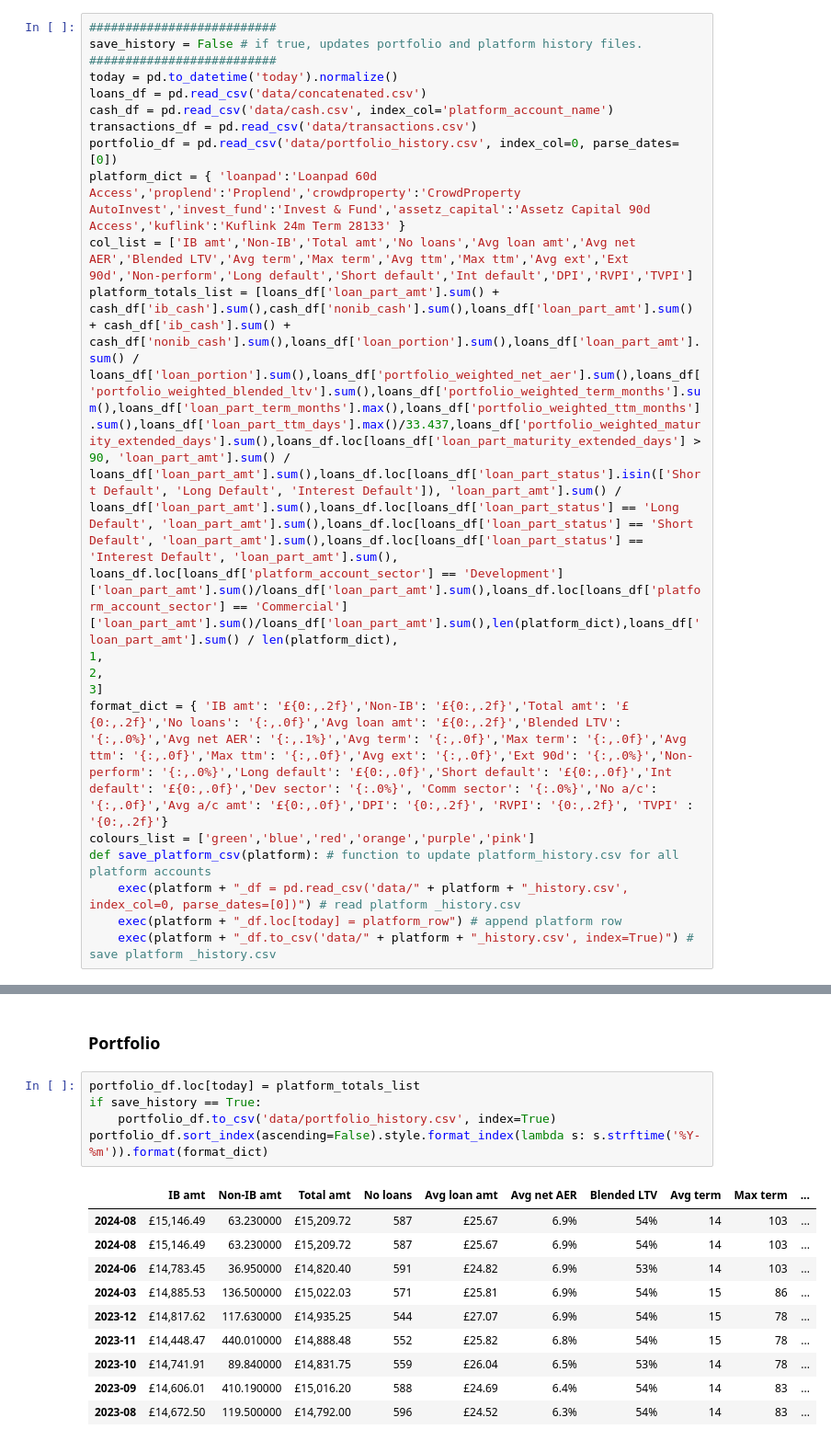
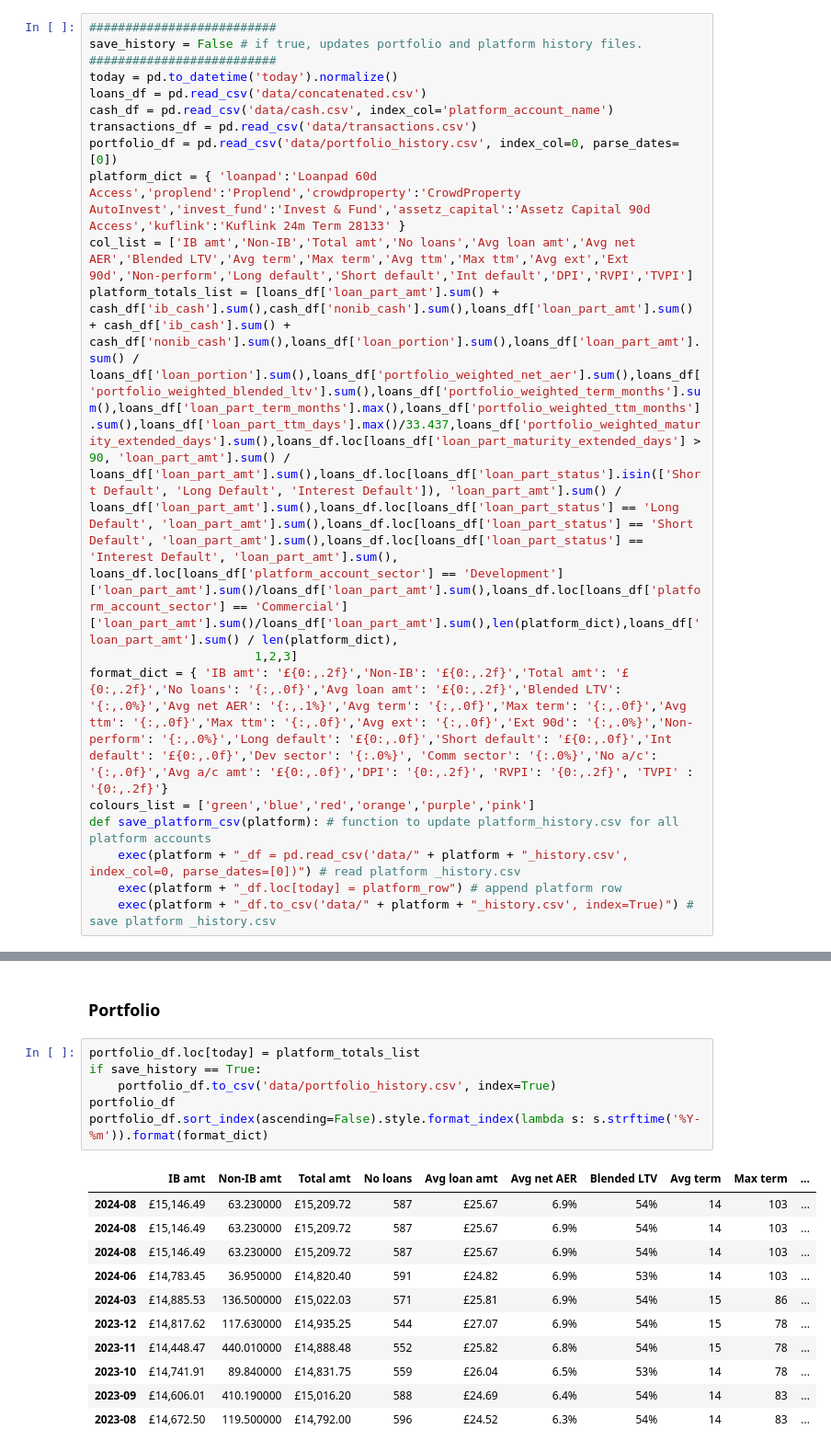
Before and after one commit to sijfish/p2panalytics, a Jupyter notebook: Loan Analytics.ipynb, the cells around one changed output, grey strips where cells are left out. Shown: that part at 92% size. Drawn from its saved outputs; the diff is of its cells as text.

```diff
--- a/Loan Analytics.ipynb
+++ b/Loan Analytics.ipynb
@@ -14,9 +14,7 @@ portfolio_df = pd.read_csv('data/portfolio_history.csv', index_col=0, parse_date
 platform_dict = { 'loanpad':'Loanpad 60d Access','proplend':'Proplend','crowdproperty':'CrowdProperty AutoInvest','invest_fund':'Invest & Fund','assetz_capital':'Assetz Capital 90d Access','kuflink':'Kuflink 24m Term 28133' }
 col_list = ['IB amt','Non-IB','Total amt','No loans','Avg loan amt','Avg net AER','Blended LTV','Avg term','Max term','Avg ttm','Max ttm','Avg ext','Ext 90d','Non-perform','Long default','Short default','Int default','DPI','RVPI','TVPI']
 platform_totals_list = [loans_df['loan_part_amt'].sum() + cash_df['ib_cash'].sum(),cash_df['nonib_cash'].sum(),loans_df['loan_part_amt'].sum() + cash_df['ib_cash'].sum() + cash_df['nonib_cash'].sum(),loans_df['loan_portion'].sum(),loans_df['loan_part_amt'].sum() / loans_df['loan_portion'].sum(),loans_df['portfolio_weighted_net_aer'].sum(),loans_df['portfolio_weighted_blended_ltv'].sum(),loans_df['portfolio_weighted_term_months'].sum(),loans_df['loan_part_term_months'].max(),loans_df['portfolio_weighted_ttm_months'].sum(),loans_df['loan_part_ttm_days'].max()/33.437,loans_df['portfolio_weighted_maturity_extended_days'].sum(),loans_df.loc[loans_df['loan_part_maturity_extended_days'] > 90, 'loan_part_amt'].sum() / loans_df['loan_part_amt'].sum(),loans_df.loc[loans_df['loan_part_status'].isin(['Short Default', 'Long Default', 'Interest Default']), 'loan_part_amt'].sum() / loans_df['loan_part_amt'].sum(),loans_df.loc[loans_df['loan_part_status'] == 'Long Default', 'loan_part_amt'].sum(),loans_df.loc[loans_df['loan_part_status'] == 'Short Default', 'loan_part_amt'].sum(),loans_df.loc[loans_df['loan_part_status'] == 'Interest Default', 'loan_part_amt'].sum(), loans_df.loc[loans_df['platform_account_sector'] == 'Development']['loan_part_amt'].sum()/loans_df['loan_part_amt'].sum(),loans_df.loc[loans_df['platform_account_sector'] == 'Commercial']['loan_part_amt'].sum()/loans_df['loan_part_amt'].sum(),len(platform_dict),loans_df['loan_part_amt'].sum() / len(platform_dict),
-1,
-2,
-3]
+                       1,2,3]
 format_dict = { 'IB amt': '£{0:,.2f}','Non-IB': '£{0:,.2f}','Total amt': '£{0:,.2f}','No loans': '{:,.0f}','Avg loan amt': '£{0:,.2f}','Blended LTV': '{:,.0%}','Avg net AER': '{:,.1%}','Avg term': '{:,.0f}','Max term': '{:,.0f}','Avg ttm': '{:,.0f}','Max ttm': '{:,.0f}','Avg ext': '{:,.0f}','Ext 90d': '{:,.0%}','Non-perform': '{:,.0%}','Long default': '£{0:,.0f}','Short default': '£{0:,.0f}','Int default': '£{0:,.0f}','Dev sector': '{:.0%}', 'Comm sector': '{:.0%}','No a/c': '{:,.0f}','Avg a/c amt': '£{0:,.0f}','DPI': '{0:,.2f}', 'RVPI': '{0:,.2f}', 'TVPI' : '{0:,.2f}'}
 colours_list = ['green','blue','red','orange','purple','pink']
 def save_platform_csv(platform): # function to update platform_history.csv for all platform accounts
@@ -62,10 +59,12 @@ platform_df.style.format(format_dict)
 # %%
 portfolio_df.loc[today] = platform_totals_list
 if save_history == True:
     portfolio_df.to_csv('data/portfolio_history.csv', index=True)
+portfolio_df
 portfolio_df.sort_index(ascending=False).style.format_index(lambda s: s.strftime('%Y-%m')).format(format_dict)
 # %% [output]
 |  | IB amt | Non-IB amt | Total amt | No loans | Avg loan amt | Avg net AER | Blended LTV | Avg term | Max term | ... |
+| 2024-08 | £15,146.49 | 63.230000 | £15,209.72 | 587 | £25.67 | 6.9% | 54% | 14 | 103 | ... |
 | 2024-08 | £15,146.49 | 63.230000 | £15,209.72 | 587 | £25.67 | 6.9% | 54% | 14 | 103 | ... |
 | 2024-08 | £15,146.49 | 63.230000 | £15,209.72 | 587 | £25.67 | 6.9% | 54% | 14 | 103 | ... |
 | 2024-06 | £14,783.45 | 36.950000 | £14,820.40 | 591 | £24.82 | 6.9% | 53% | 14 | 103 | ... |
```
Also changed, not shown: parts of 4 cells of this notebook, 9 other files.
